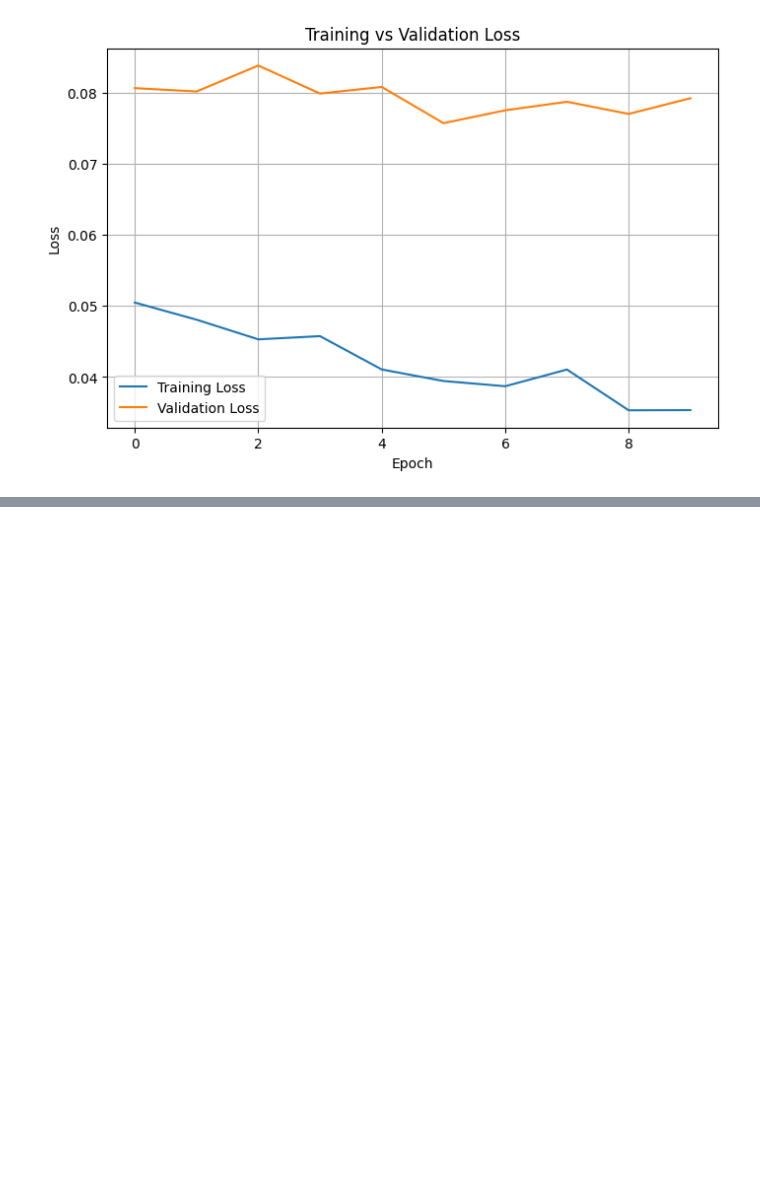
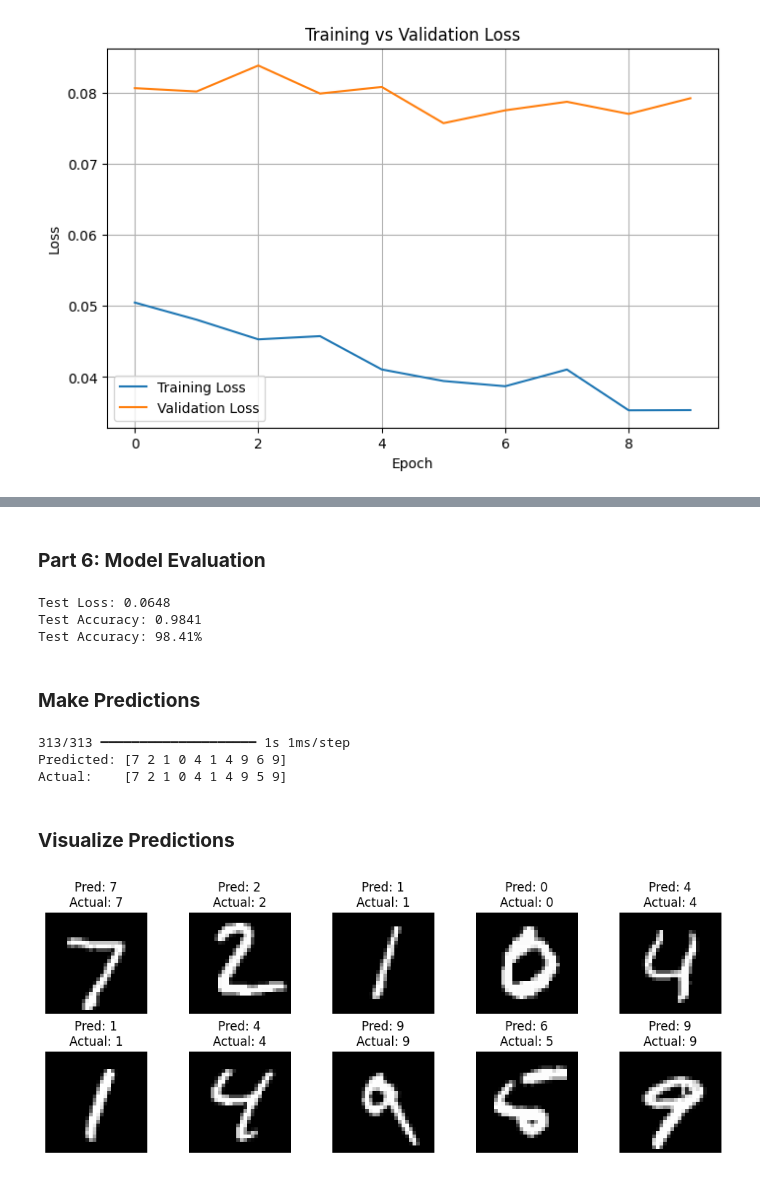
Before and after one commit to mdzubayereashraf/Ostad-AI-Engineering-Course-Assignments, a Jupyter notebook: Assignmen_No_13(Deep_Learning_Project_Handwritten_Digit_Classifier_(MNIST)).ipynb, the cells around one changed output, grey strips where cells are left out. Cells and saved outputs as stored; diff of their text form; code cells hidden in the pictures; blank space fills up the shorter version.

Commit message:
Successfully predict the model

```diff
--- a/Assignmen_No_13(Deep_Learning_Project_Handwritten_Digit_Classifier_(MNIST)).ipynb
+++ b/Assignmen_No_13(Deep_Learning_Project_Handwritten_Digit_Classifier_(MNIST)).ipynb
@@ -221,0 +229,49 @@ plt.show()
+# %% [markdown]
+### **Part 6: Model Evaluation**
+# %%
+test_loss, test_accuracy = model.evaluate(
+    x_test,
+    y_test,
+    verbose=0
+)
+
+print(f"Test Loss: {test_loss:.4f}")
+print(f"Test Accuracy: {test_accuracy:.4f}")
+print(f"Test Accuracy: {test_accuracy * 100:.2f}%")
+# %% [output]
+Test Loss: 0.0648
+Test Accuracy: 0.9841
+Test Accuracy: 98.41%
+# %% [markdown]
+### **Make Predictions**
+# %%
+predictions = model.predict(x_test)
+
+predicted_labels = np.argmax(predictions, axis=1)
+
+print("Predicted:", predicted_labels[:10])
+print("Actual:   ", y_test[:10])
+# %% [output]
+313/313 ━━━━━━━━━━━━━━━━━━━━ 1s 1ms/step
+Predicted: [7 2 1 0 4 1 4 9 6 9]
+Actual:    [7 2 1 0 4 1 4 9 5 9]
+# %% [markdown]
+### **Visualize Predictions**
+# %%
+plt.figure(figsize=(10, 4))
+
+for i in range(10):
+    plt.subplot(2, 5, i + 1)
+
+    image = x_test[i].reshape(28, 28)
+
+    plt.imshow(image, cmap='gray')
+    plt.title(
+        f"Pred: {predicted_labels[i]}\nActual: {y_test[i]}"
+    )
+    plt.axis('off')
+
+plt.tight_layout()
+plt.show()
+# %% [output]
+[figure, added]
```
Also changed, not shown: parts of 1 cell of this notebook.
